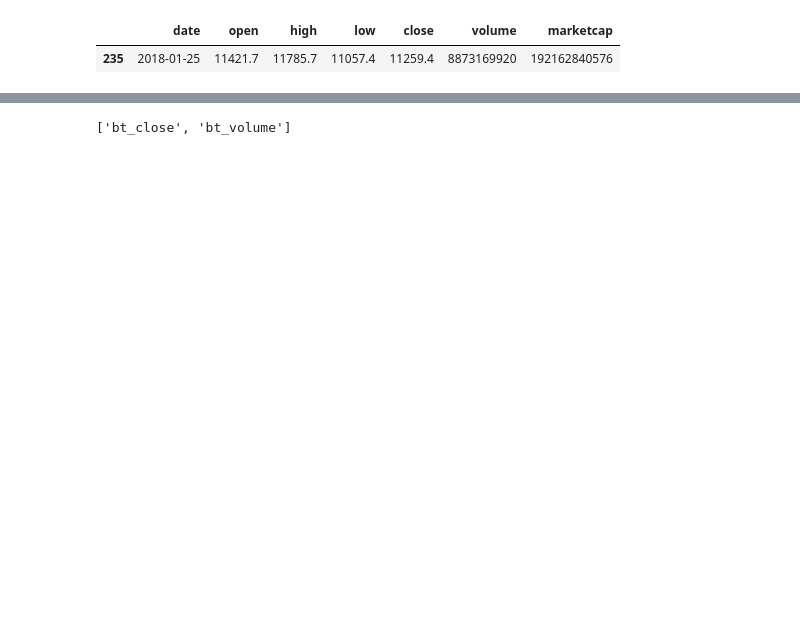
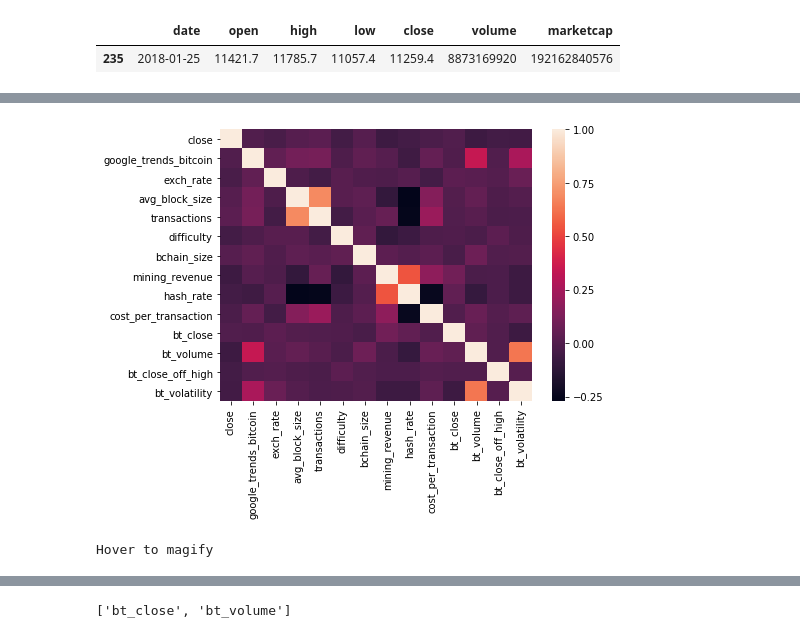
Before and after one commit to kejsiStruga/bitcoin-price-prediction, a Jupyter notebook: Data Gathering.ipynb, the cells around one changed output, grey strips where cells are left out. Cells and saved outputs as stored; diff of their text form; code cells hidden in the pictures; blank space fills up the shorter version.

Commit message:
Added comments and more macroeconomic data; categorized data

```diff
--- a/Data Gathering.ipynb
+++ b/Data Gathering.ipynb
@@ -4,3 +6,5 @@ import quandl
 # %%
-my_cryptory = Cryptory(from_date="2013-04-28")
+from_date="2013-04-28"
+to_date=datetime.date.today().strftime("%Y-%m-%d")
+my_cryptory = Cryptory(from_date=from_date)
 quandl.ApiConfig.api_key = "eJns-j8GmckFnApoFoAE"
@@ -135,7 +121,7 @@ def rename_columns(prepend_to_name, df):
                 [str(prepend_to_name)+i for i in df.columns[1:]]
 # %%
 ####################################################################################################################
-######## Getting Blockchain data
+######## Extraction of Blockchain Data
 ####################################################################################################################
 
 # Get the average block size from blockchain.info; max size ==> 1 MB (by design)
@@ -154,13 +140,13 @@ bchain_diff_data = drop_initial_rows(bchain_diff_api, 'difficulty')
 
 # Bitcoin api.blockchain Size
 bchain_blchs_api = "https://www.quandl.com/api/v3/datasets/BCHAIN/BLCHS.csv?api_key=55AcwGQK3qwgy8J3K4Pw"
-bchain_blchs_data = drop_initial_rows(bchain_diff_api, 'bchain_size')
+bchain_blchs_data = drop_initial_rows(bchain_blchs_api, 'bchain_size')
 
 # Rvenue of Bitcoin Miners
 bchain_mirev_api = "https://www.quandl.com/api/v3/datasets/BCHAIN/MIREV.csv?api_key=55AcwGQK3qwgy8J3K4Pw"
 bchain_mirev_data = drop_initial_rows(bchain_mirev_api, "mining_revenue")
 
-# Bitcoin Hash Rate
+# Bitcoin Hashhttp://localhost:8888/notebooks/Data%20Gathering.ipynb# Rate
 bchain_hash_rate_api = "https://www.quandl.com/api/v3/datasets/BCHAIN/CPTRA.csv?api_key=55AcwGQK3qwgy8J3K4Pw"
 bchain_hash_rate_data = drop_initial_rows(bchain_hash_rate_api, "hash_rate")
 
@@ -174,4 +160,3 @@ blockchain_data = avg_block_size.merge(txs_data, on='date', how='inner'). \
             merge(bchain_mirev_data, on='date', how='inner'). \
             merge(bchain_hash_rate_data, on='date', how='inner'). \
             merge(bchain_cpt_data, on='date', how='inner')
-print(blockchain_data)
@@ -327,0 +337,51 @@ print(btc_final)
+# %%
+# Pearson correlation on all attributes
+import pandas as pd
+import seaborn as sns
+import matplotlib.pyplot as plt
+
+# date column not need for upcoming calculations
+all_features_df = btc_final.drop('date', axis=1)
+# Percentage change =>
+# first calculate: Increase = y_t - y_(t-1) then calculate: %Increace = (Increase-y_(t-1))*100
+"""
+    %Increase is used both to track the prices of individual securities and
+    of large market indexes, as well as comparing the values of different currencies.
+    Balance sheets with comparative financial statements will generally include the
+    prices of specific assets at different points in time along with the percentage
+    changes over the accompanying periods of time.
+"""
+# Compute pairwise correlation of columns, excluding NA/null values
+corr = all_features_df.pct_change().corr(method='pearson')
+fig, ax = plt.subplots(figsize=(7,5))
+sns.heatmap(corr,
+            xticklabels=[col.replace("_price", "") for col in corr.columns.values],
+            yticklabels=[col.replace("_price", "") for col in corr.columns.values],
+            annot_kws={"size": 16})
+plt.show()
+
+
+# Table view for readibility
+# cmap=sns.diverging_palette(5, 250, as_cmap=True)
+cmap=sns.diverging_palette(220, 20, sep=20, as_cmap=True)
+
+def magnify():
+    return [dict(selector="th",
+                 props=[("font-size", "7pt")]),
+            dict(selector="td",
+                 props=[('padding', "0em 0em")]),
+            dict(selector="th:hover",
+                 props=[("font-size", "12pt")]),
+            dict(selector="tr:hover td:hover",
+                 props=[('max-width', '200px'),
+                        ('font-size', '12pt')])
+]
+
+corr.style.background_gradient(cmap, axis=1)\
+    .set_properties(**{'max-width': '80px', 'font-size': '10pt'})\
+    .set_caption("Hover to magify")\
+    .set_precision(2)\
+    .set_table_styles(magnify())
+# %% [output]
+[figure, added]
+Hover to magify
```
Also changed, not shown: parts of 18 cells of this notebook, 1 other file.
